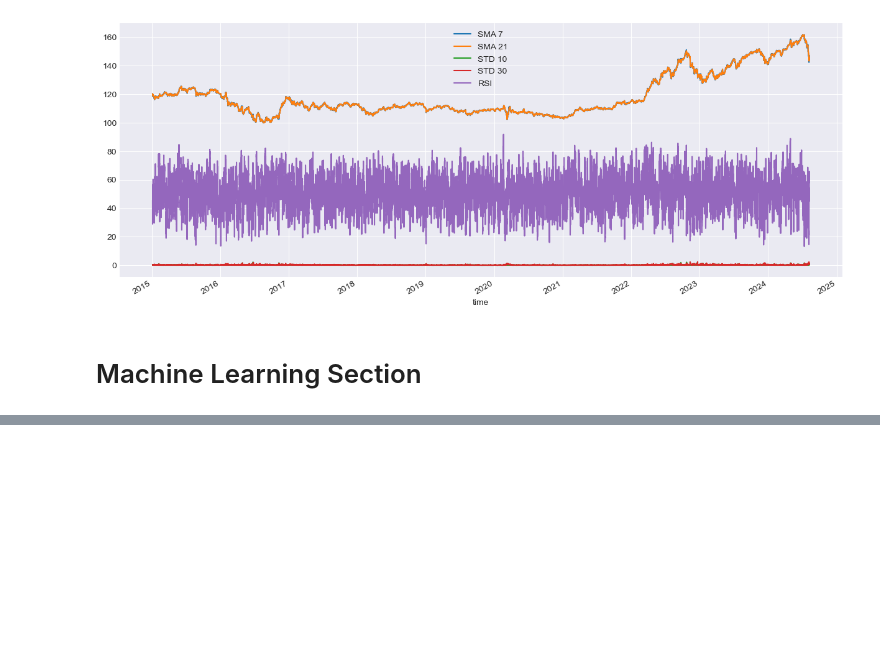
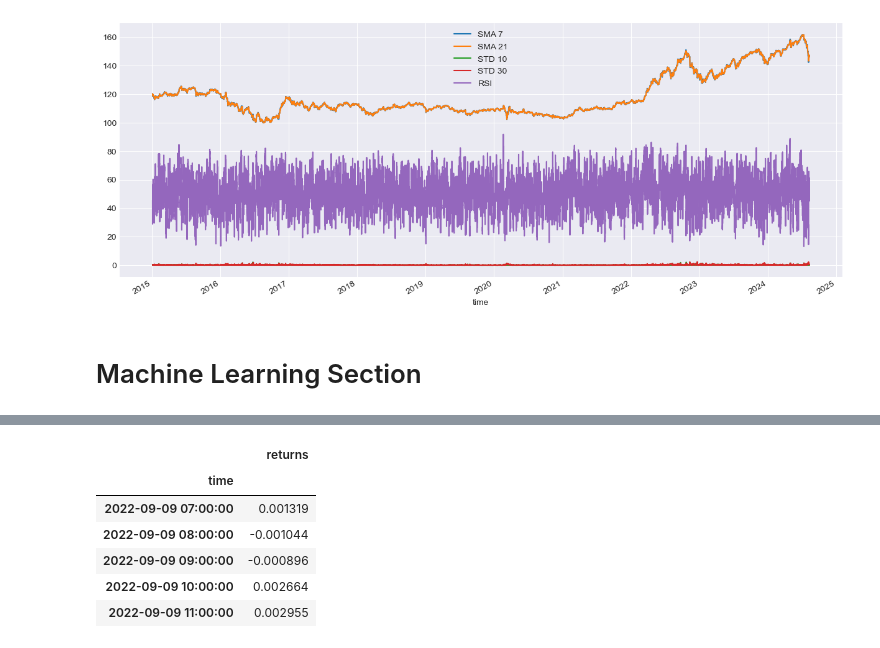
Before and after one commit to YarosInter/Time-Series-LinearRegression, a Jupyter notebook: LinearRegression Model.ipynb, the cells around one changed output, grey strips where cells are left out. Drawn from its saved outputs; the diff is of its cells as text; code cells hidden in the pictures; blank space fills up the shorter version.

```diff
--- a/LinearRegression Model.ipynb
+++ b/LinearRegression Model.ipynb
@@ -272,0 +308,18 @@ plt.show()
+# %%
+# Pulling SP500 data from the specified date and time
+sp500_data = data.get_rates(".US500Cash", mt5.TIMEFRAME_H1, from_date=datetime(year, month, day))
+sp500_data = sp500_data[["close"]]
+
+# Computing the returns on the SP500 to
+sp500_data["returns"] = sp500_data["close"].pct_change(1)
+sp500_data.drop("close", axis=1, inplace=True)
+sp500_data.dropna(inplace=True)
+sp500_data.head()
+# %% [output]
+|  | returns |
+| time |  |
+| 2022-09-09 07:00:00 | 0.001319 |
+| 2022-09-09 08:00:00 | -0.001044 |
+| 2022-09-09 09:00:00 | -0.000896 |
+| 2022-09-09 10:00:00 | 0.002664 |
+| 2022-09-09 11:00:00 | 0.002955 |
```
Also changed, not shown: parts of 22 cells of this notebook.
